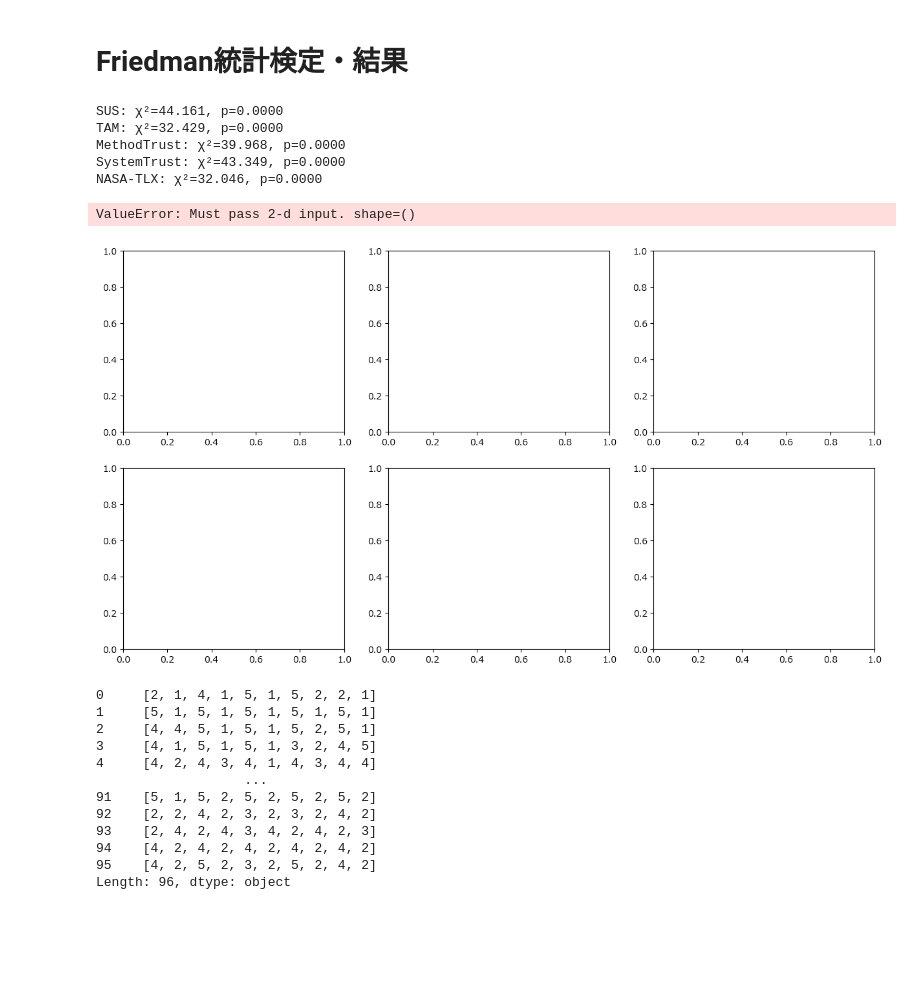
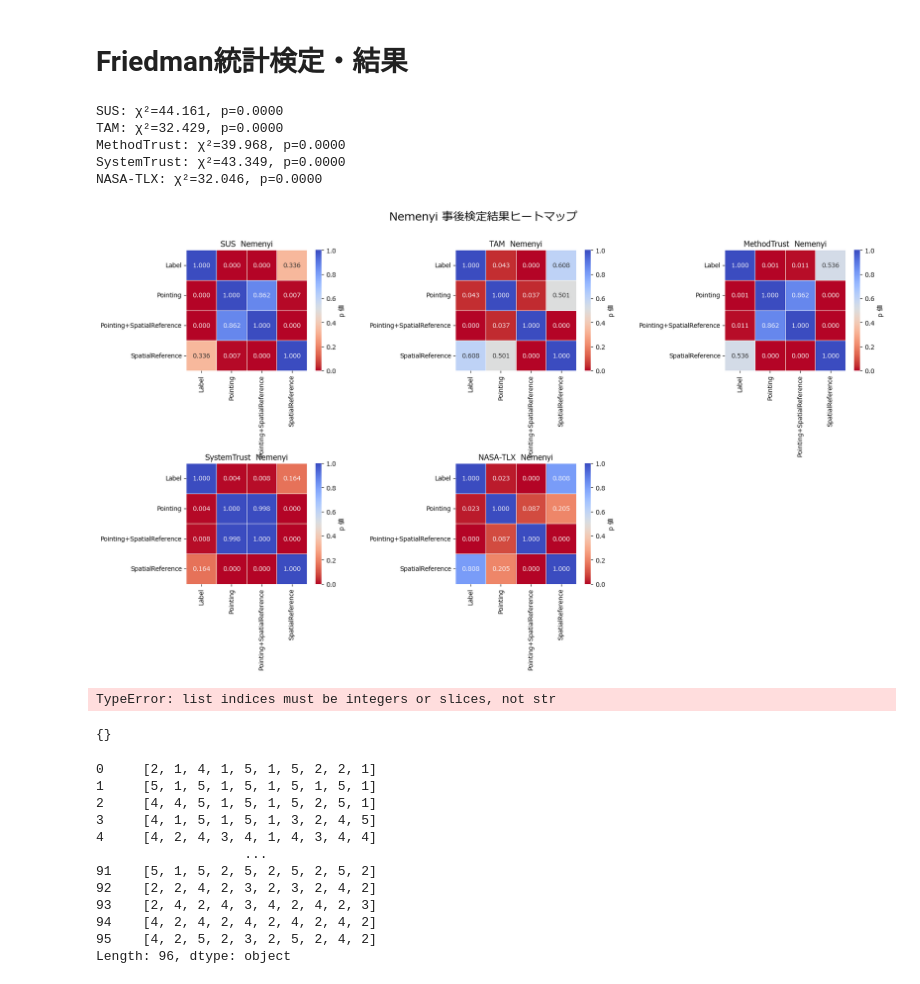
Before and after one commit to TenmaUchiyama/InteractiveSmartHome, a Jupyter notebook: Experiment/Results/SurvayResult.ipynb, the cells around one changed output. Cells and saved outputs as stored; diff of their text form; code cells hidden in the pictures; blank space fills up the shorter version.

Commit message:
result analysis

```diff
--- a/Experiment/Results/SurvayResult.ipynb
+++ b/Experiment/Results/SurvayResult.ipynb
@@ -249,9 +244,12 @@ def run_friedman_nemenyi(dfs, alpha=.05):
                 sig_pairs.append((a, b))
                 sig_pvals.append(pval)
 
-        results[metric] = dict(pairs=sig_pairs, pvals=sig_pvals)
+        # results[metric] = dict(pairs=sig_pairs, pvals=sig_pvals)
+        results[metric] = post
 
     return results
+
+
 
 import math
 import matplotlib.pyplot as plt
@@ -259,7 +257,7 @@ import seaborn as sns
 
 def visualize_nemenyi_heatmaps(nemenyi_results: dict,
                                max_cols: int = 3,
-                               figsize_per_ax: tuple = (5, 4)):
+                               figsize_per_ax: tuple = (6, 5)):
     """
     nemenyi_results : {'SUS':df, 'TAM':df, ...}
       → df は Nemenyi の p 値マトリクス (DataFrame)
@@ -325,12 +303,13 @@ df['condition'] = df['condition'].map(CONDITION_MAP)
 # %% [markdown]
 # データ読み込み・前処理
 # %%
+import re
 # データ読み込み・前処理
-df = load_and_preprocess('SurvayResult.csv')
-df = reverse_scoring(df)
+df_result = load_and_preprocess('SurvayResult.csv')
+df_result = reverse_scoring(df_result)
 
 INVALID_IDS     = ['0', 'TEST', 'OLD_P1',"", "OLD_P2",  "P1_OLD","P2_OLD","P3_OLD","P4_OLD","P5_OLD","P6_OLD", ]
-df = df[~df['participant_id'].isin(INVALID_IDS)]
+df_result = df_result[~df_result['participant_id'].isin(INVALID_IDS)]
 CATEGORY_COLUMNS = {
     'sus':     list(range(1, 11)),   # SUS 1–10
     'tam':     list(range(11, 14)),  # TAM 11–13
@@ -343,12 +322,12 @@ survay_questions = {}
 
 for key, cols in CATEGORY_COLUMNS.items():
     # スライスは cols[0] から cols[-1]+1 まで（末尾を含むには+1が必要）
-    cleaned_columns = [re.sub(r'\n（.*?）', '', col) for col in df.columns[cols[0]:cols[-1]+1]]
+    cleaned_columns = [re.sub(r'\n（.*?）', '', col) for col in df_result.columns[cols[0]:cols[-1]+1]]
     survay_questions[key] = cleaned_columns
 
 
 for key, cols in CATEGORY_COLUMNS.items():
-    survay_score[key] = df.iloc[:, cols].apply(lambda r: r.astype(int).tolist(), axis=1)
+    survay_score[key] = df_result.iloc[:, cols].apply(lambda r: r.astype(int).tolist(), axis=1)
 
 
 
@@ -364,9 +343,9 @@ metrics = {
 dfs = {}
 for name, (key, func, ymin, ymax) in metrics.items():
     dfs[name] = pd.DataFrame({
-        'participant_id': df['participant_id'],
-        'condition':      df['condition'],
-        name:              df[key].apply(func)
+        'participant_id': df_result['participant_id'],
+        'condition':      df_result['condition'],
+        name:              df_result[key].apply(func)
     })
 
 # 条件ラベル適用
@@ -406,15 +385,30 @@ plt.savefig('survey_plots.png', dpi=300)
 # Friedman統計検定・結果
 # %%
 nemenyi_results = run_friedman_nemenyi(dfs)  # ← 結果を受け取る
-visualize_nemenyi_heatmaps(nemenyi_results)  # ← 可視化する
+visualize_nemenyi_heatmaps(nemenyi_results, figsize_per_ax=(6, 5))
 # %% [output]
 SUS: χ²=44.161, p=0.0000
 TAM: χ²=32.429, p=0.0000
 MethodTrust: χ²=39.968, p=0.0000
 SystemTrust: χ²=43.349, p=0.0000
 NASA-TLX: χ²=32.046, p=0.0000
-ValueError: Must pass 2-d input. shape=()
-[figure, old version]
+[figure, new version]
+# %%
+col = df_result.columns[CATEGORY_COLUMNS['sus'][i]]
+df_result[df_result[col].isna()]
+# %% [output]
+TypeError: list indices must be integers or slices, not str
+# %%
+sus_results = run_friedman_nemenyi_per_question(
+    df_result=df_result,
+    category_name='SUS',
+    condition_order=ordered_conditions,
+    category_cols=CATEGORY_COLUMNS['sus'],
+    question_names=survay_questions['sus']
+)
+sus_results
+# %% [output]
+{}
 # %%
 
 print(survay_score["sus"])
```
Also changed, not shown: parts of 23 cells of this notebook, 1 other file.
